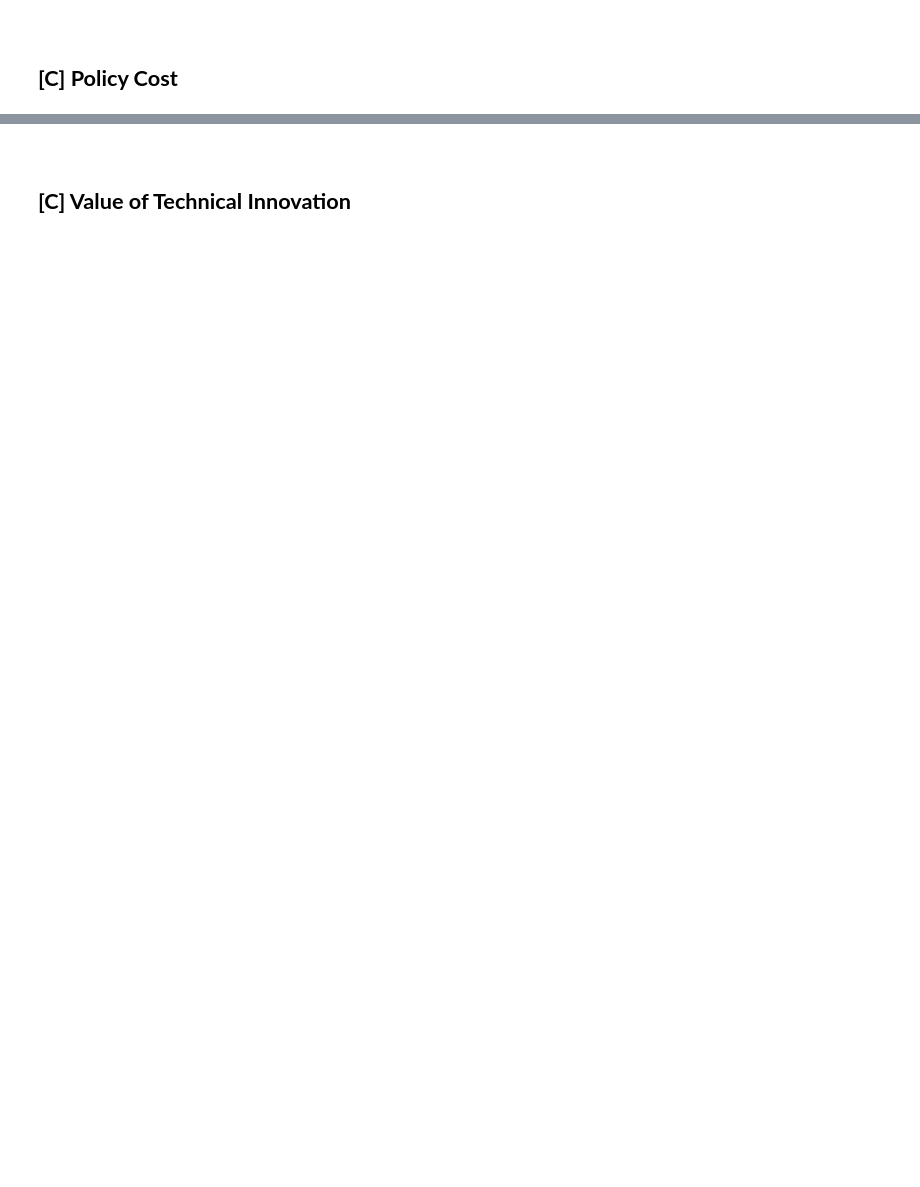
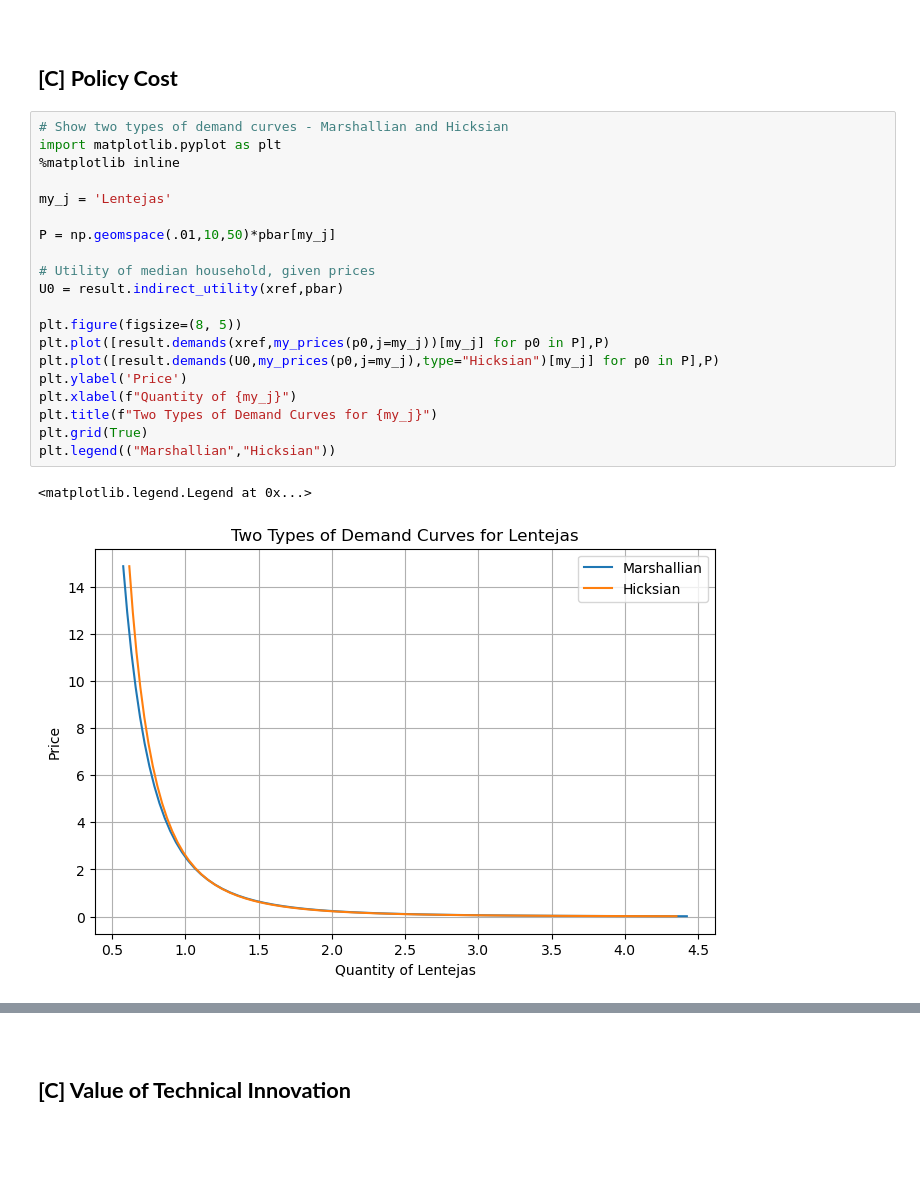
Before and after one commit to yingyinlii/team_luther_burbank_proj4, a Jupyter notebook: EEP153_project_4_code_review.ipynb, the cells around one changed output, grey strips where cells are left out. Saved outputs shown, nothing was run; the diff lists cells and outputs as text; blank space fills up the shorter version.

```diff
--- a/EEP153_project_4_code_review.ipynb
+++ b/EEP153_project_4_code_review.ipynb
@@ -926,3 +1048,26 @@ plt.show()
 
 
 ## __[C] Policy Cost__
+# %%
+# Show two types of demand curves - Marshallian and Hicksian
+import matplotlib.pyplot as plt
+%matplotlib inline
+
+my_j = 'Lentejas'
+
+P = np.geomspace(.01,10,50)*pbar[my_j]
+
+# Utility of median household, given prices
+U0 = result.indirect_utility(xref,pbar)
+
+plt.figure(figsize=(8, 5))
+plt.plot([result.demands(xref,my_prices(p0,j=my_j))[my_j] for p0 in P],P)
+plt.plot([result.demands(U0,my_prices(p0,j=my_j),type="Hicksian")[my_j] for p0 in P],P)
+plt.ylabel('Price')
+plt.xlabel(f"Quantity of {my_j}")
+plt.title(f"Two Types of Demand Curves for {my_j}")
+plt.grid(True)
+plt.legend(("Marshallian","Hicksian"))
+# %% [output]
+<matplotlib.legend.Legend at 0x...>
+[figure, added]
```
Also changed, not shown: parts of 21 cells of this notebook.
